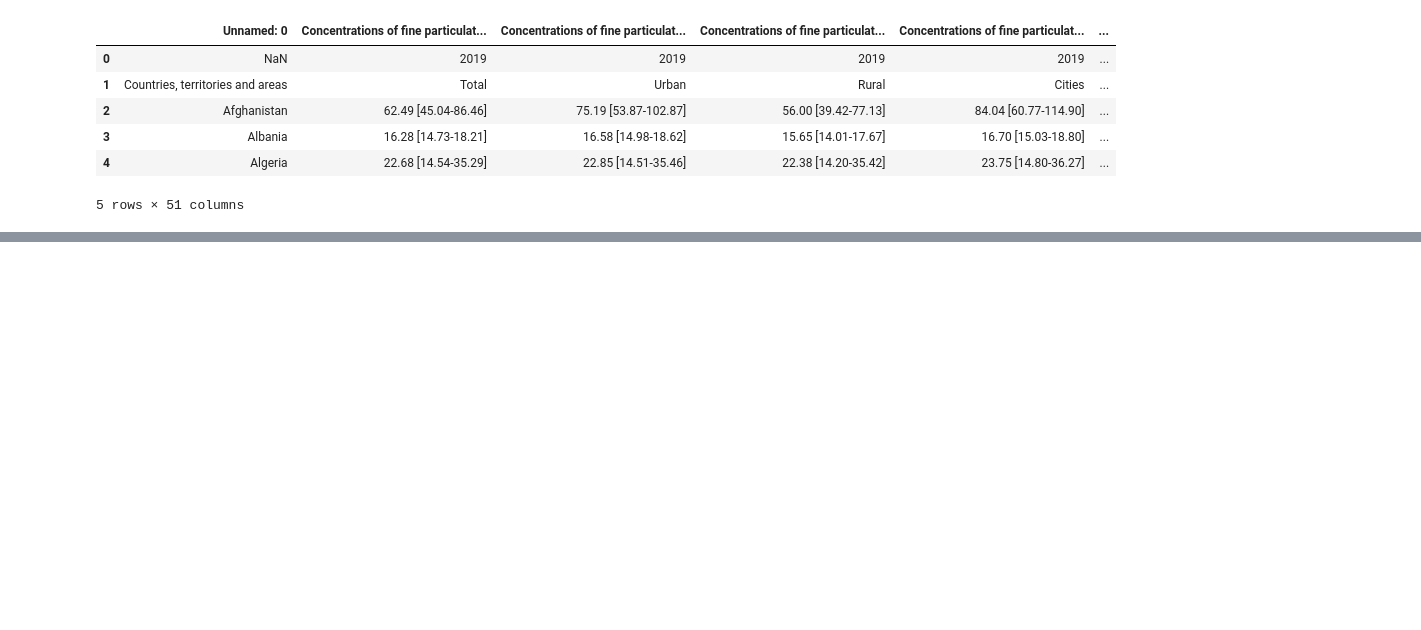
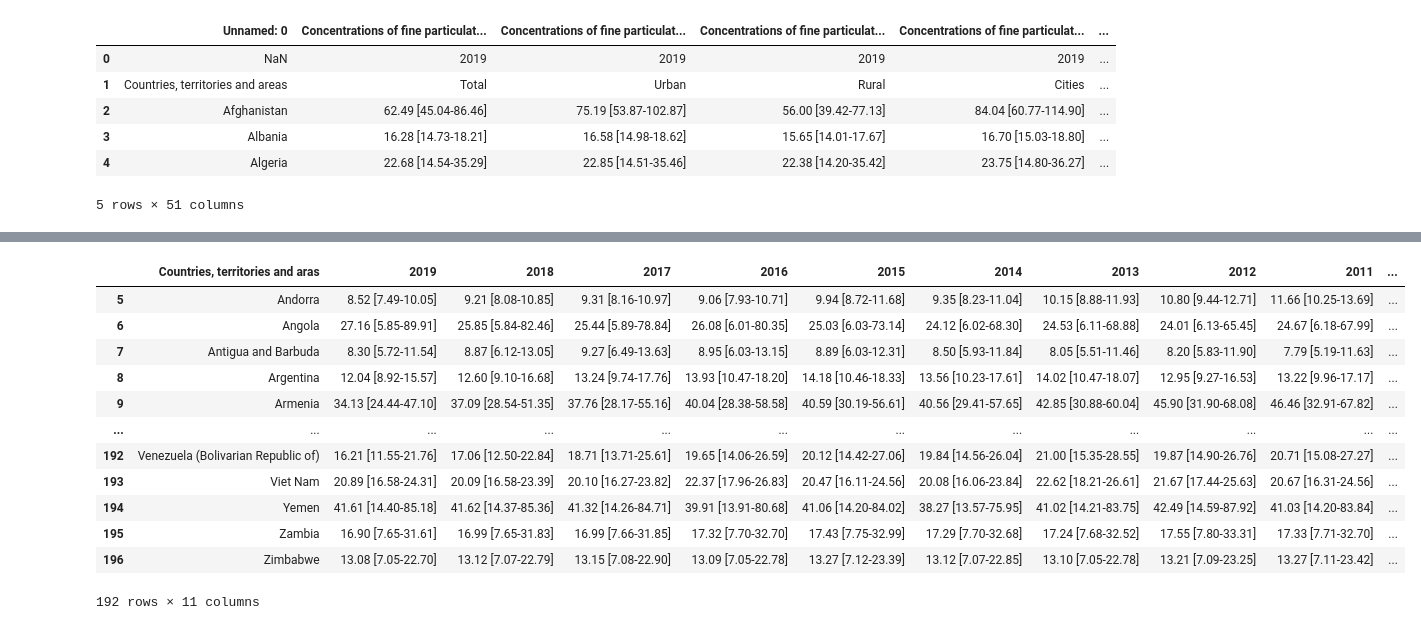
Before and after one commit to YatHui/EveryBreathYouTake, a Jupyter notebook: data_sets/air_quality/air_quality.ipynb, the cells around one changed output, grey strips where cells are left out. Drawn from its saved outputs; the diff is of its cells as text; code cells hidden in the pictures; blank space fills up the shorter version.

```diff
--- a/data_sets/air_quality/air_quality.ipynb
+++ b/data_sets/air_quality/air_quality.ipynb
@@ -62,0 +61,20 @@ df_2019
+# %%
+# Drop top two rows
+
+df_total = df_total.drop(df_total.index[[0,1]])
+
+df_total
+# %% [output]
+|  | Countries, territories and aras | 2019 | 2018 | 2017 | 2016 | 2015 | 2014 | 2013 | 2012 | 2011 | ... |
+| 5 | Andorra | 8.52 [7.49-10.05] | 9.21 [8.08-10.85] | 9.31 [8.16-10.97] | 9.06 [7.93-10.71] | 9.94 [8.72-11.68] | 9.35 [8.23-11.04] | 10.15 [8.88-11.93] | 10.80 [9.44-12.71] | 11.66 [10.25-13.69] | ... |
+| 6 | Angola | 27.16 [5.85-89.91] | 25.85 [5.84-82.46] | 25.44 [5.89-78.84] | 26.08 [6.01-80.35] | 25.03 [6.03-73.14] | 24.12 [6.02-68.30] | 24.53 [6.11-68.88] | 24.01 [6.13-65.45] | 24.67 [6.18-67.99] | ... |
+| 7 | Antigua and Barbuda | 8.30 [5.72-11.54] | 8.87 [6.12-13.05] | 9.27 [6.49-13.63] | 8.95 [6.03-13.15] | 8.89 [6.03-12.31] | 8.50 [5.93-11.84] | 8.05 [5.51-11.46] | 8.20 [5.83-11.90] | 7.79 [5.19-11.63] | ... |
+| 8 | Argentina | 12.04 [8.92-15.57] | 12.60 [9.10-16.68] | 13.24 [9.74-17.76] | 13.93 [10.47-18.20] | 14.18 [10.46-18.33] | 13.56 [10.23-17.61] | 14.02 [10.47-18.07] | 12.95 [9.27-16.53] | 13.22 [9.96-17.17] | ... |
+| 9 | Armenia | 34.13 [24.44-47.10] | 37.09 [28.54-51.35] | 37.76 [28.17-55.16] | 40.04 [28.38-58.58] | 40.59 [30.19-56.61] | 40.56 [29.41-57.65] | 42.85 [30.88-60.04] | 45.90 [31.90-68.08] | 46.46 [32.91-67.82] | ... |
+| ... | ... | ... | ... | ... | ... | ... | ... | ... | ... | ... | ... |
+| 192 | Venezuela (Bolivarian Republic of) | 16.21 [11.55-21.76] | 17.06 [12.50-22.84] | 18.71 [13.71-25.61] | 19.65 [14.06-26.59] | 20.12 [14.42-27.06] | 19.84 [14.56-26.04] | 21.00 [15.35-28.55] | 19.87 [14.90-26.76] | 20.71 [15.08-27.27] | ... |
+| 193 | Viet Nam | 20.89 [16.58-24.31] | 20.09 [16.58-23.39] | 20.10 [16.27-23.82] | 22.37 [17.96-26.83] | 20.47 [16.11-24.56] | 20.08 [16.06-23.84] | 22.62 [18.21-26.61] | 21.67 [17.44-25.63] | 20.67 [16.31-24.56] | ... |
+| 194 | Yemen | 41.61 [14.40-85.18] | 41.62 [14.37-85.36] | 41.32 [14.26-84.71] | 39.91 [13.91-80.68] | 41.06 [14.20-84.02] | 38.27 [13.57-75.95] | 41.02 [14.21-83.75] | 42.49 [14.59-87.92] | 41.03 [14.20-83.84] | ... |
+| 195 | Zambia | 16.90 [7.65-31.61] | 16.99 [7.65-31.83] | 16.99 [7.66-31.85] | 17.32 [7.70-32.70] | 17.43 [7.75-32.99] | 17.29 [7.70-32.68] | 17.24 [7.68-32.52] | 17.55 [7.80-33.31] | 17.33 [7.71-32.70] | ... |
+| 196 | Zimbabwe | 13.08 [7.05-22.70] | 13.12 [7.07-22.79] | 13.15 [7.08-22.90] | 13.09 [7.05-22.78] | 13.27 [7.12-23.39] | 13.12 [7.07-22.85] | 13.10 [7.05-22.78] | 13.21 [7.09-23.25] | 13.27 [7.11-23.42] | ... |
+192 rows × 11 columns
```
Also changed, not shown: parts of 14 cells of this notebook, 2 other files.
